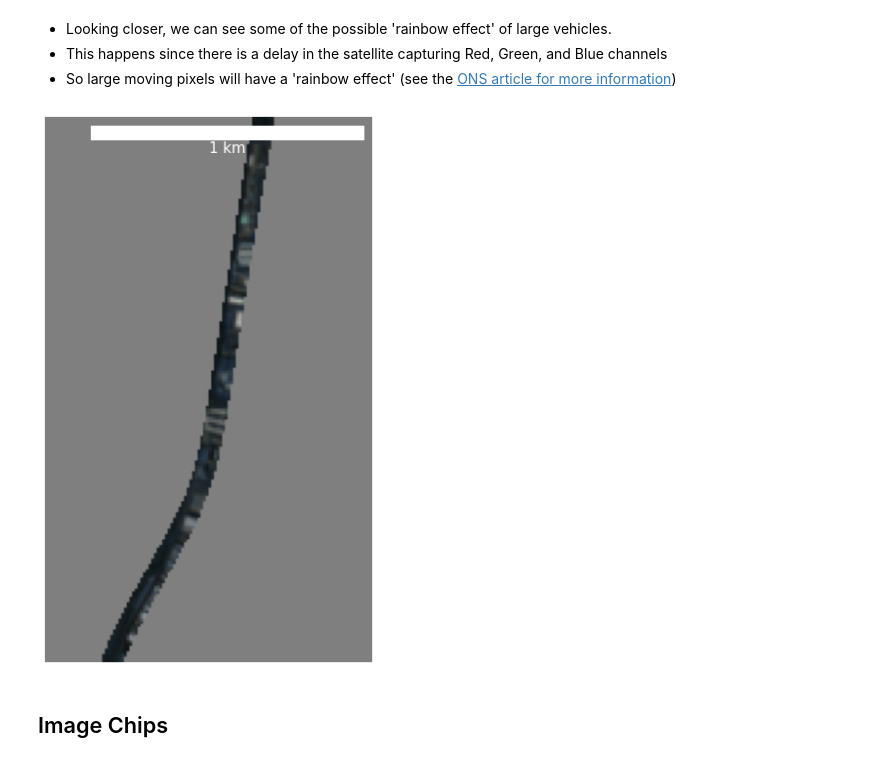
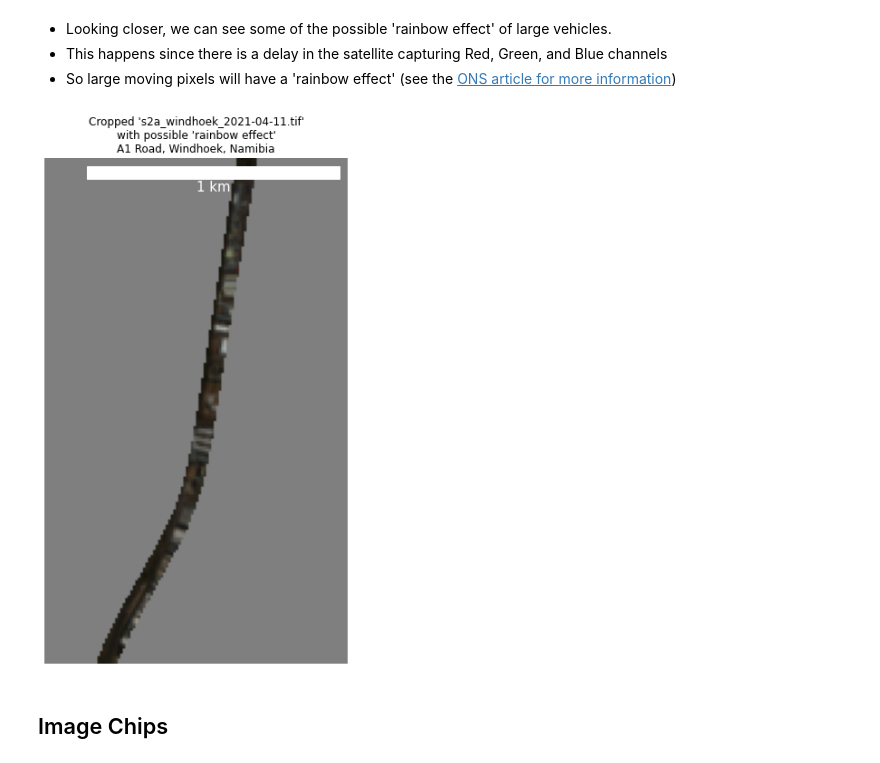
Before and after one commit to fangrayson/fcdo_trucks_project, a Jupyter notebook: notebooks/1_exploratory_data_analysis.ipynb, the cells around one changed output. Cells and saved outputs as stored; diff of their text form; code cells hidden in the pictures.

```diff
--- a/notebooks/1_exploratory_data_analysis.ipynb
+++ b/notebooks/1_exploratory_data_analysis.ipynb
@@ -56,7 +61,7 @@ def plot_tiff_image(
         x_max:int = None,
         y_min:int = 0,
         y_max:int = None,
-        channels:list = [0,1,2],
+        channels:list = [2,1,0], # channels are 0: blue, 1: green, 2: red
         background:float = 0.5,
         title:str = "",
         ):
@@ -104,8 +109,8 @@ plot_tiff_image(images[0], x_min=780, y_min=4400)
  - This happens since there is a delay in the satellite capturing Red, Green, and Blue channels
  - So large moving pixels will have a 'rainbow effect' (see the [ONS article for more information](https://datasciencecampus.ons.gov.uk/detecting-trucks-in-east-africa/))
 # %%
-plot_tiff_image(images[0], x_min=930, x_max=1050, y_min=4400, y_max=4600)
+plot_tiff_image(images[0], x_min=930, x_max=1050, y_min=4400, y_max=4600, title=f"Cropped '{image_filenames[0]}'\nwith possible 'rainbow effect'\nA1 Road, Windhoek, Namibia")
 # %% [output]
-[figure, old version]
+[figure, new version]
 # %% [markdown]
 ## Image Chips
```
Also changed, not shown: parts of 22 cells of this notebook.
